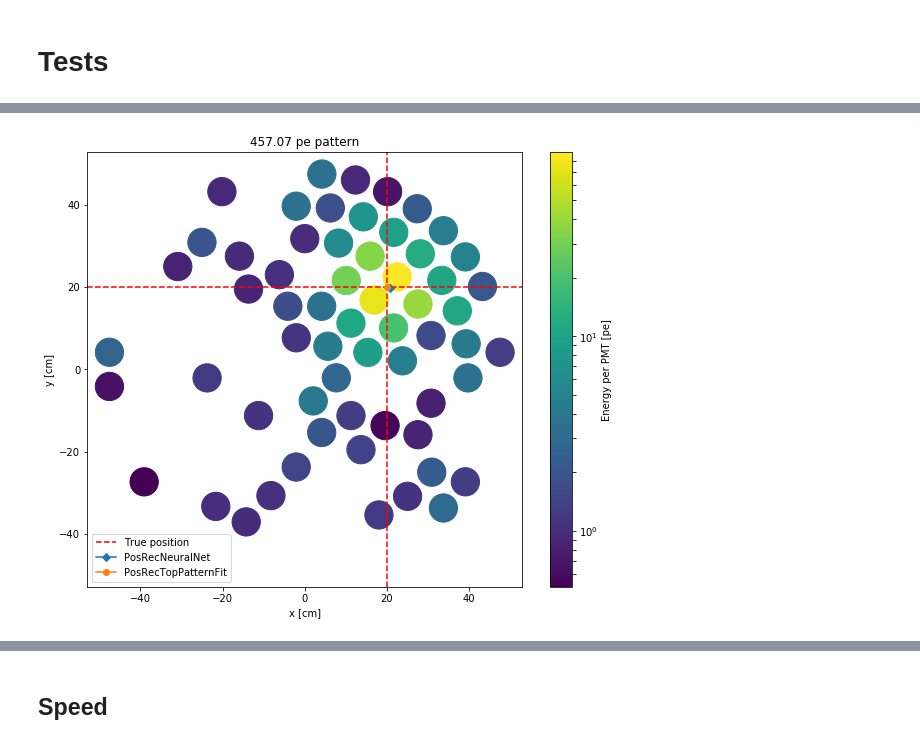
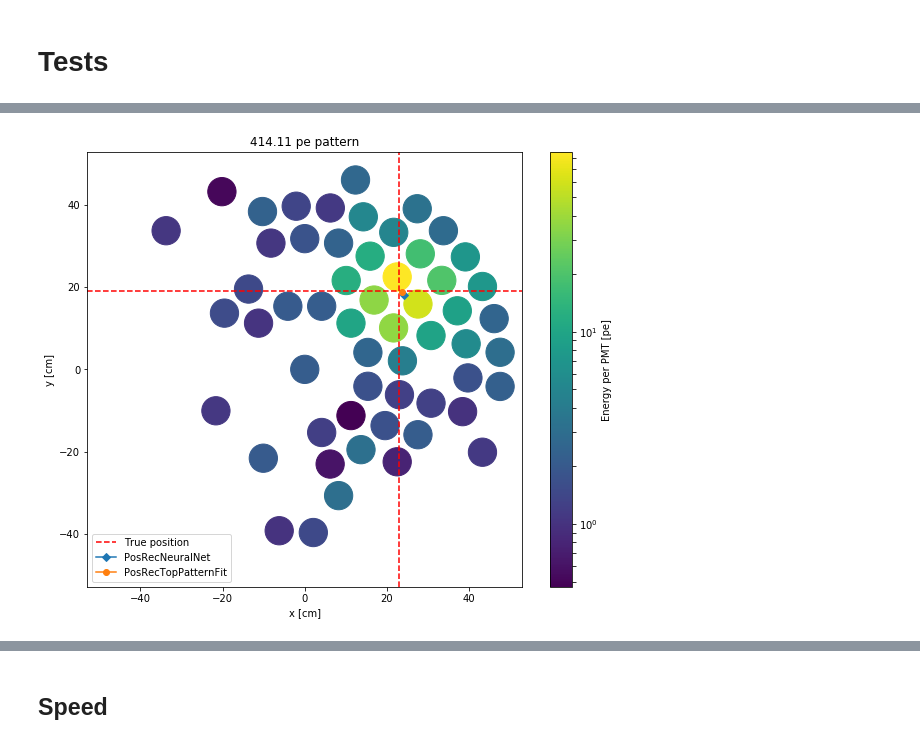
Before and after one commit to dbarg/helsinki_stockholm_collaboration, a Jupyter notebook: waveformsimulator_forward_model/waveformsimulator_forward_model.ipynb, the cells around one changed output, grey strips where cells are left out. Cells and saved outputs as stored; diff of their text form; code cells hidden in the pictures.

```diff
--- a/waveformsimulator_forward_model/waveformsimulator_forward_model.ipynb
+++ b/waveformsimulator_forward_model/waveformsimulator_forward_model.ipynb
@@ -164,20 +164,20 @@ model.input_plugin.default_instruction
 # %%
-x, y = 20, 20
+x, y = 23, 19
 pat = model(x,y)
 
 pos_dict = model.get_latest_pax_position()
 
 plot_hp(pat)
 # Add True position
 plt.axhline(y, color='red', linestyle='--', label='True position')
 plt.axvline(x, color='red', linestyle='--')
 plt.title('%.2f pe pattern' % pat.sum())
 
 # Add markers for the reconstructed pax position
 for (marker, algo) in [('D', 'PosRecNeuralNet'), ('o', 'PosRecTopPatternFit')]:
     plt.plot(pos_dict[algo]['x'], pos_dict[algo]['y'], marker=marker, label=algo)
 
 plt.legend(loc='lower left')
 plt.show()
 # %% [output]
-[figure, old version]
+[figure, new version]
```
Also changed, not shown: parts of 7 cells of this notebook, 1 other file.
